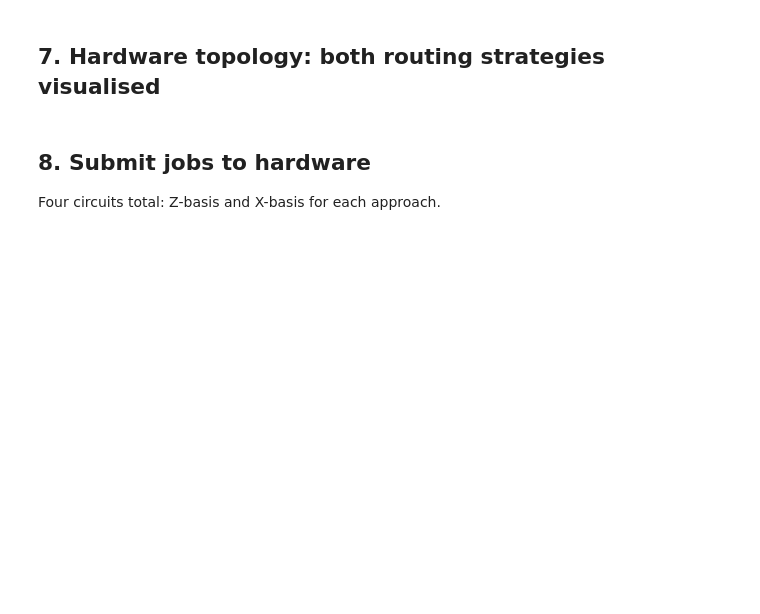
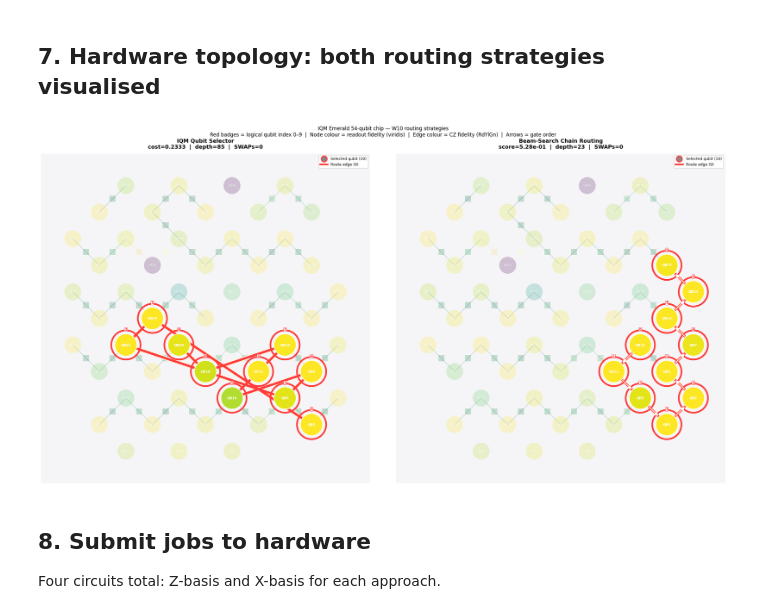
Before and after one commit to GrigoVyd/iqm_qte, a Jupyter notebook: routing_comparison.ipynb, the cells around one changed output. Saved outputs shown, nothing was run; the diff lists cells and outputs as text; code cells hidden in the pictures; blank space fills up the shorter version.

```diff
--- a/routing_comparison.ipynb
+++ b/routing_comparison.ipynb
@@ -395,7 +360,10 @@ print(f"  C Chain Routing : {chain_names}")
 # %%
 import sys, importlib
 import matplotlib.pyplot as plt
+import matplotlib.patches as mpatches
+from matplotlib.lines import Line2D
 
+# Hot-reload the viz module so edits to iqm_topology_viz.py take effect without restarting
 if "iqm_topology_viz" in sys.modules:
     importlib.reload(sys.modules["iqm_topology_viz"])
 else:
@@ -403,7 +371,11 @@ else:
 import iqm_topology_viz as tpv
 
 # ── data format conversion ────────────────────────────────────────────────────
+# cz_fid uses frozenset keys; plot_device_topology expects (min,max) tuple keys
 cz_fid_tuple = {(min(a, b), max(a, b)): v for fs, v in cz_fid.items() for a, b in [tuple(fs)]}
+
+# metrics: {qubit_idx: {"readout_fidelity": ..., "t1": ..., "t2": ...}}
+# t1/t2 stored in µs in the notebook; the viz expects seconds
 metrics = {
     i: {
         "readout_fidelity": ro_fid.get(i),
@@ -412,64 +384,71 @@ metrics = {
     }
     for i in range(backend.num_qubits)
 }
+
+# Compute the exact IQM Emerald diamond-grid layout once
 pos = tpv._device_layout(backend)
 
-# (layout, route_edges, show_arrows, title)
-approaches_viz = [
-    (iqm_layout,      [(iqm_layout[i],      iqm_layout[i+1])      for i in range(N_QUBITS-1)], False,
-     f"A: IQM Qubit Selector\ncost={iqm_cost:.4f}  |  depth={iqm_z_depth}  |  SWAPs={iqm_z_swaps}"),
-    (iqm_path_layout, [(iqm_path_layout[i], iqm_path_layout[i+1]) for i in range(N_QUBITS-1)], True,
-     f"B: IQM Selector + No SWAP\ncost={iqm_path_cost:.4f}  |  depth={iqm_path_z_depth}  |  SWAPs={iqm_path_z_swaps}"),
-    (chain_layout,    [(chain_layout[i],    chain_layout[i+1])    for i in range(N_QUBITS-1)], True,
-     f"C: Beam-Search Chain\nscore={chain_score:.2e}  |  depth={chain_z_depth}  |  SWAPs={chain_z_swaps}"),
-]
+# Route edge lists (ordered pairs preserve direction for arrow overlay)
+iqm_route_edges   = [(iqm_layout[i],   iqm_layout[i+1])   for i in range(N_QUBITS - 1)]
+chain_route_edges = [(chain_layout[i], chain_layout[i+1]) for i in range(N_QUBITS - 1)]
 
-fig, axes = plt.subplots(1, 3, figsize=(33, 12))
+# ── figure ────────────────────────────────────────────────────────────────────
+fig, axes = plt.subplots(1, 2, figsize=(24, 12))
 
-for ax, (layout, route_edges, show_arrows, title) in zip(axes, approaches_viz):
+for ax, layout, route_edges, title in [
+    (axes[0], iqm_layout,   iqm_route_edges,
+     f"IQM Qubit Selector\ncost={iqm_cost:.4f}  |  depth={iqm_z_depth}  |  SWAPs={iqm_z_swaps}"),
+    (axes[1], chain_layout, chain_route_edges,
+     f"Beam-Search Chain Routing\nscore={chain_score:.2e}  |  depth={chain_z_depth}  |  SWAPs={chain_z_swaps}"),
+]:
     tpv.plot_device_topology(
         backend,
         metrics=metrics,
         cz_fidelities=cz_fid_tuple,
         color_by="readout_fidelity",
         highlight_qubits=layout,
         highlight_edges=route_edges,
         title=title,
         ax=ax,
         pos=pos,
         show_labels=True,
         spotlight=True,
     )
-    # Logical qubit index badges above each highlighted node
+
+    # ── overlay: logical qubit index badge on each selected node ──────────────
     for logical_idx, phys in enumerate(layout):
         x, y = pos[phys]
         ax.text(
             x, y + 0.52, str(logical_idx),
             ha="center", va="bottom", fontsize=7.5, fontweight="bold",
             color="#ff3b3b", zorder=20,
             bbox=dict(boxstyle="round,pad=0.15", facecolor="white",
                       edgecolor="#ff3b3b", linewidth=1.0, alpha=0.88),
         )
-    # Direction arrows on path-based approaches
-    if show_arrows:
-        for a, b in route_edges:
-            x1, y1 = pos[a]; x2, y2 = pos[b]
-            ax.annotate(
-                "", xy=(x1 + 0.70*(x2-x1), y1 + 0.70*(y2-y1)),
-                xytext=(x1 + 0.30*(x2-x1), y1 + 0.30*(y2-y1)),
-                arrowprops=dict(arrowstyle="-|>", color="white", lw=2.0, mutation_scale=18),
-                zorder=16,
-            )
+
+# ── overlay: direction arrows on chain edges ──────────────────────────────────
+for i, (a, b) in enumerate(chain_route_edges):
+    x1, y1 = pos[a]; x2, y2 = pos[b]
+    # arrow head sits 30 % of the way from b toward a so it clears the node circle
+    mx = x1 + 0.70 * (x2 - x1)
+    my = y1 + 0.70 * (y2 - y1)
+    axes[1].annotate(
+        "", xy=(mx, my), xytext=(x1 + 0.30 * (x2 - x1), y1 + 0.30 * (y2 - y1)),
+        arrowprops=dict(arrowstyle="-|>", color="white", lw=2.0, mutation_scale=18),
+        zorder=16,
+    )
 
 plt.suptitle(
     f"IQM Emerald 54-qubit chip — W{N_QUBITS} routing strategies\n"
     f"Red badges = logical qubit index 0–{N_QUBITS-1}  |  "
     f"Node colour = readout fidelity (viridis)  |  "
     f"Edge colour = CZ fidelity (RdYlGn)  |  Arrows = gate order",
     fontsize=12, y=1.01,
 )
 plt.tight_layout()
 plt.show()
+# %% [output]
+[figure, added]
 # %% [markdown]
 ## 8. Submit jobs to hardware
 
```
Also changed, not shown: parts of 18 cells of this notebook, 3 other files.
